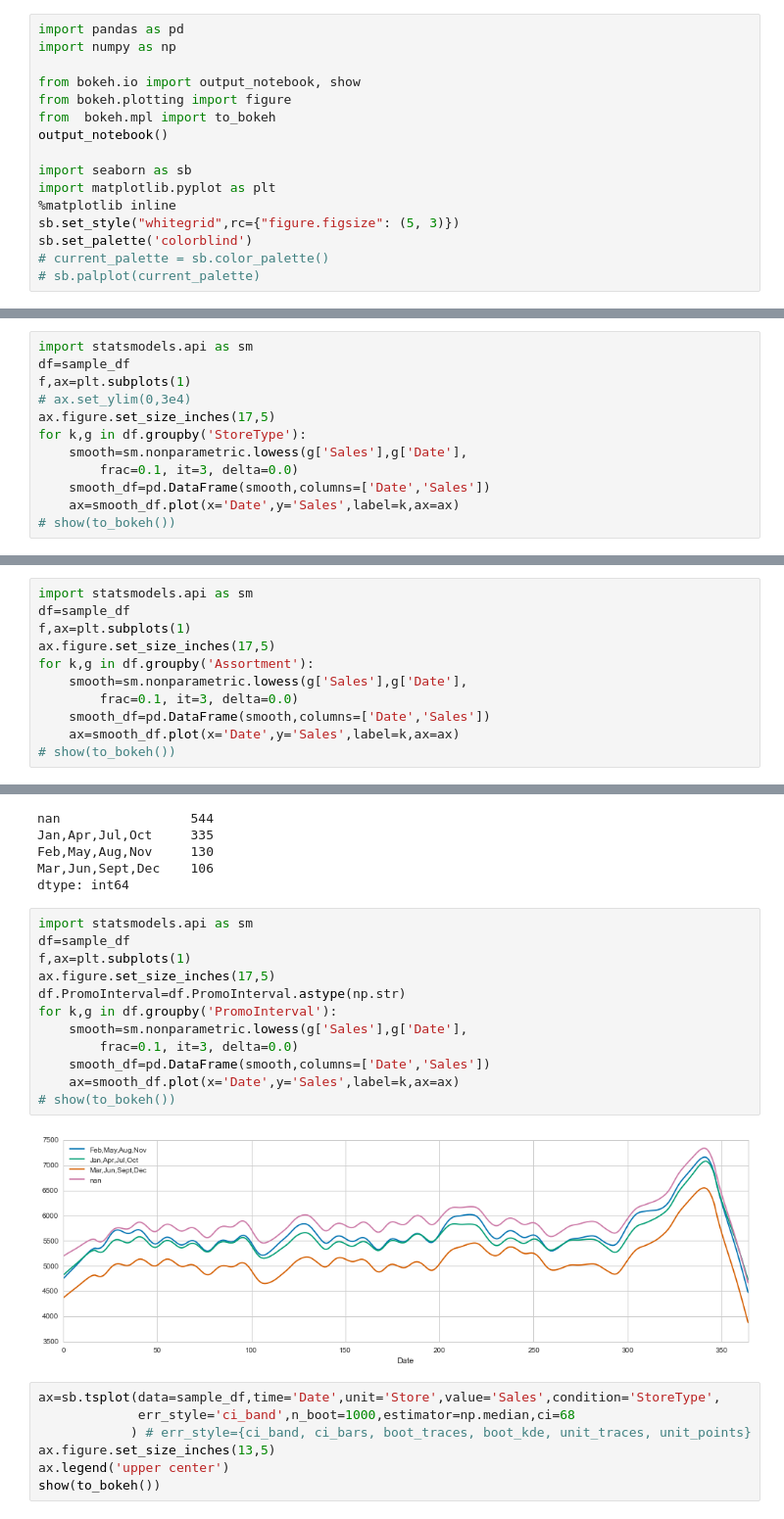
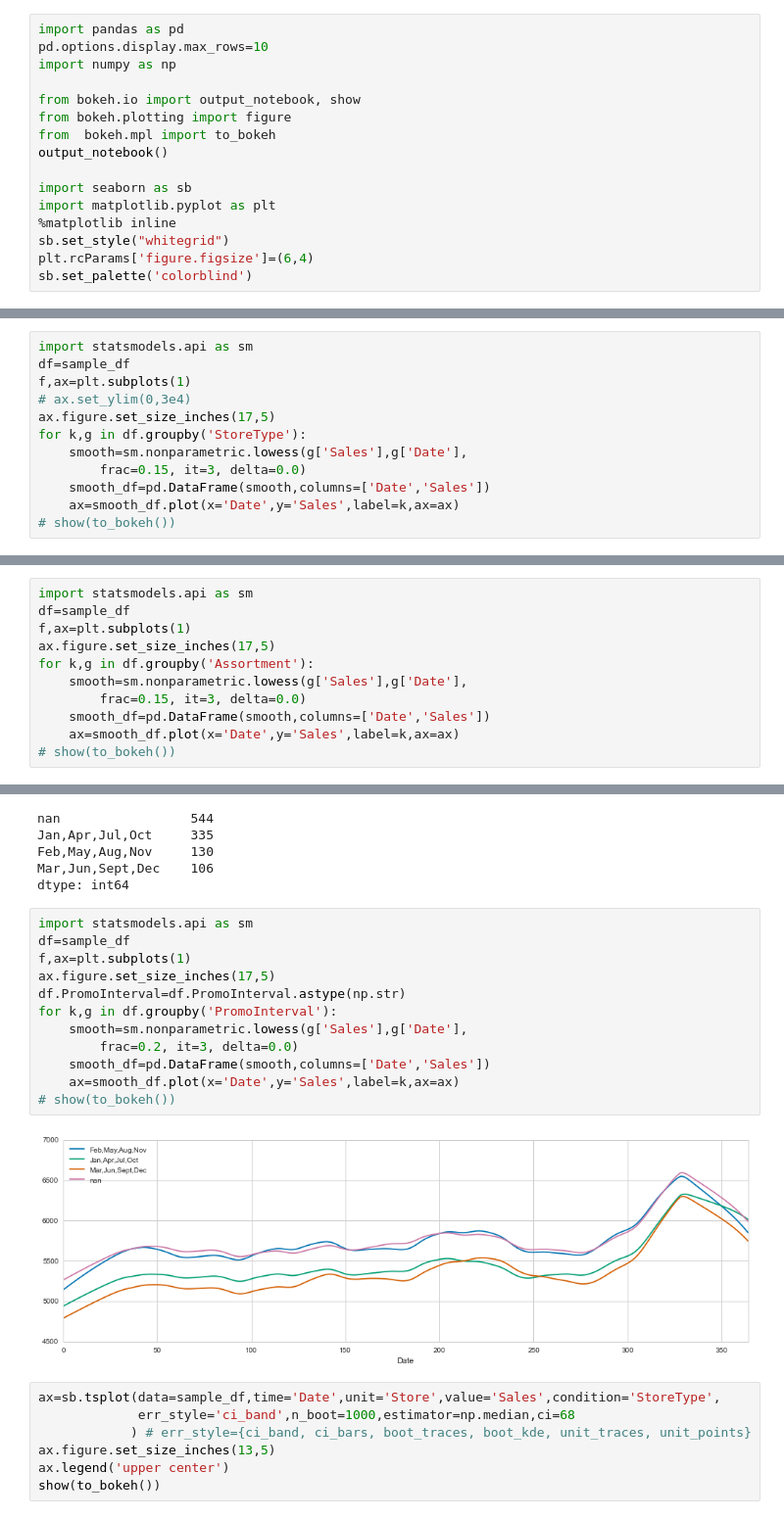
Before and after one commit to superChing/Kaggle-Rossmann-Store, a Jupyter notebook: time series plot.ipynb, the cells around one changed output, grey strips where cells are left out. Shown at 98% size. Drawn from its saved outputs; the diff is of its cells as text.

```diff
--- a/time series plot.ipynb
+++ b/time series plot.ipynb
@@ -16,5 +19,6 @@
 # %%
 import pandas as pd
+pd.options.display.max_rows=10
 import numpy as np
 
 from bokeh.io import output_notebook, show
@@ -25,10 +29,9 @@ output_notebook()
 import seaborn as sb
 import matplotlib.pyplot as plt
 %matplotlib inline
-sb.set_style("whitegrid",rc={"figure.figsize": (5, 3)})
+sb.set_style("whitegrid")
+plt.rcParams['figure.figsize']=(6,4)
 sb.set_palette('colorblind')
-# current_palette = sb.color_palette()
-# sb.palplot(current_palette)
 # %% [output]
 [interactive output not drawn]
 # %%
@@ -164,7 +201,7 @@ f,ax=plt.subplots(1)
 ax.figure.set_size_inches(17,5)
 for k,g in df.groupby('StoreType'):
     smooth=sm.nonparametric.lowess(g['Sales'],g['Date'],
-        frac=0.1, it=3, delta=0.0)
+        frac=0.15, it=3, delta=0.0)
     smooth_df=pd.DataFrame(smooth,columns=['Date','Sales'])
     ax=smooth_df.plot(x='Date',y='Sales',label=k,ax=ax)
 # show(to_bokeh())
@@ -184,7 +221,7 @@ f,ax=plt.subplots(1)
 ax.figure.set_size_inches(17,5)
 for k,g in df.groupby('Assortment'):
     smooth=sm.nonparametric.lowess(g['Sales'],g['Date'],
-        frac=0.1, it=3, delta=0.0)
+        frac=0.15, it=3, delta=0.0)
     smooth_df=pd.DataFrame(smooth,columns=['Date','Sales'])
     ax=smooth_df.plot(x='Date',y='Sales',label=k,ax=ax)
 # show(to_bokeh())
@@ -201,17 +238,17 @@ dtype: int64
 # %%
 import statsmodels.api as sm
 df=sample_df
 f,ax=plt.subplots(1)
 ax.figure.set_size_inches(17,5)
 df.PromoInterval=df.PromoInterval.astype(np.str)
 for k,g in df.groupby('PromoInterval'):
     smooth=sm.nonparametric.lowess(g['Sales'],g['Date'],
-        frac=0.1, it=3, delta=0.0)
+        frac=0.2, it=3, delta=0.0)
     smooth_df=pd.DataFrame(smooth,columns=['Date','Sales'])
     ax=smooth_df.plot(x='Date',y='Sales',label=k,ax=ax)
 # show(to_bokeh())
 # %% [output]
-[figure, old version]
+[figure, new version]
 # %%
 ax=sb.tsplot(data=sample_df,time='Date',unit='Store',value='Sales',condition='StoreType',
              err_style='ci_band',n_boot=1000,estimator=np.median,ci=68
```
Also changed, not shown: parts of 7 cells of this notebook, 2 other files.
